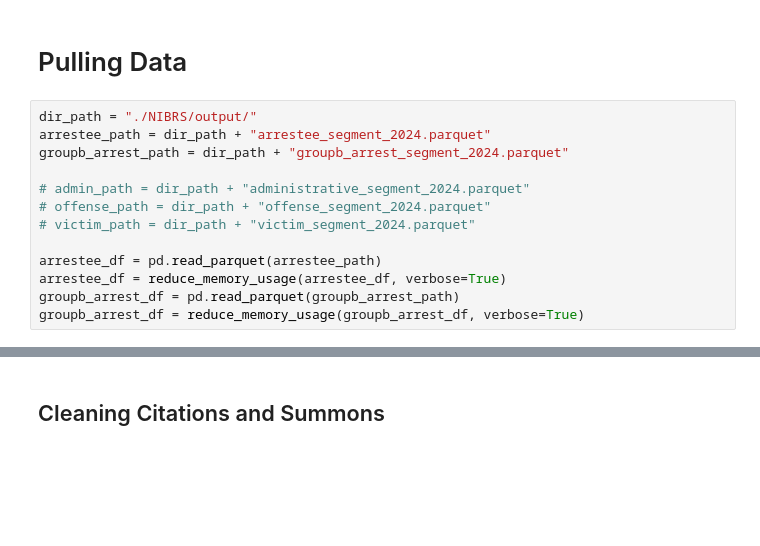
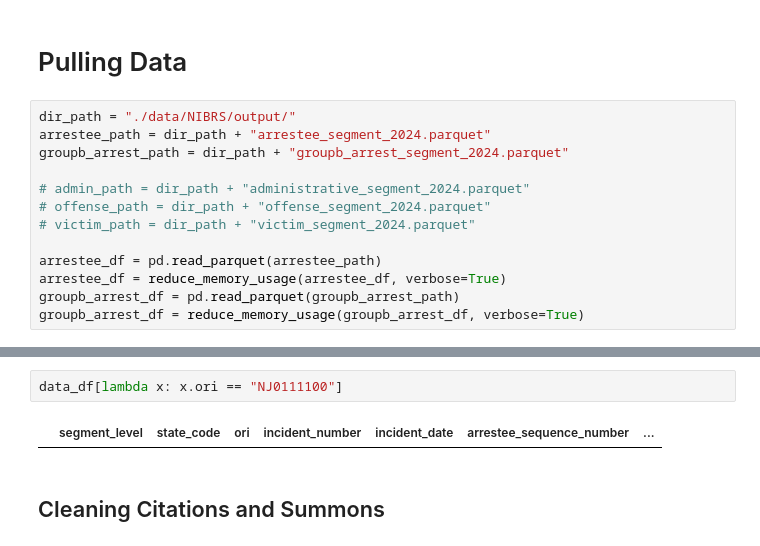
Before and after one commit to kzwang1729/UOFAnalysis, a Jupyter notebook: nibrs_eda.ipynb, the cells around one changed output, grey strips where cells are left out. Drawn from its saved outputs; the diff is of its cells as text; blank space fills up the shorter version.

```diff
--- a/nibrs_eda.ipynb
+++ b/nibrs_eda.ipynb
@@ -66,7 +66,7 @@ def reduce_memory_usage(df: pd.DataFrame, verbose=False) -> pd.DataFrame:
 # %% [markdown]
 # Pulling Data
 # %%
-dir_path = "./NIBRS/output/"
+dir_path = "./data/NIBRS/output/"
 arrestee_path = dir_path + "arrestee_segment_2024.parquet"
 groupb_arrest_path = dir_path + "groupb_arrest_segment_2024.parquet"
 
@@ -93,3 +134,7 @@ data_df.head().T
+# %%
+data_df[lambda x: x.ori == "NJ0111100"]
+# %% [output]
+|  | segment_level | state_code | ori | incident_number | incident_date | arrestee_sequence_number | ... |
 # %% [markdown]
 ## Cleaning Citations and Summons
 # %%
```
Also changed, not shown: parts of 4 cells of this notebook, 6 other files.
